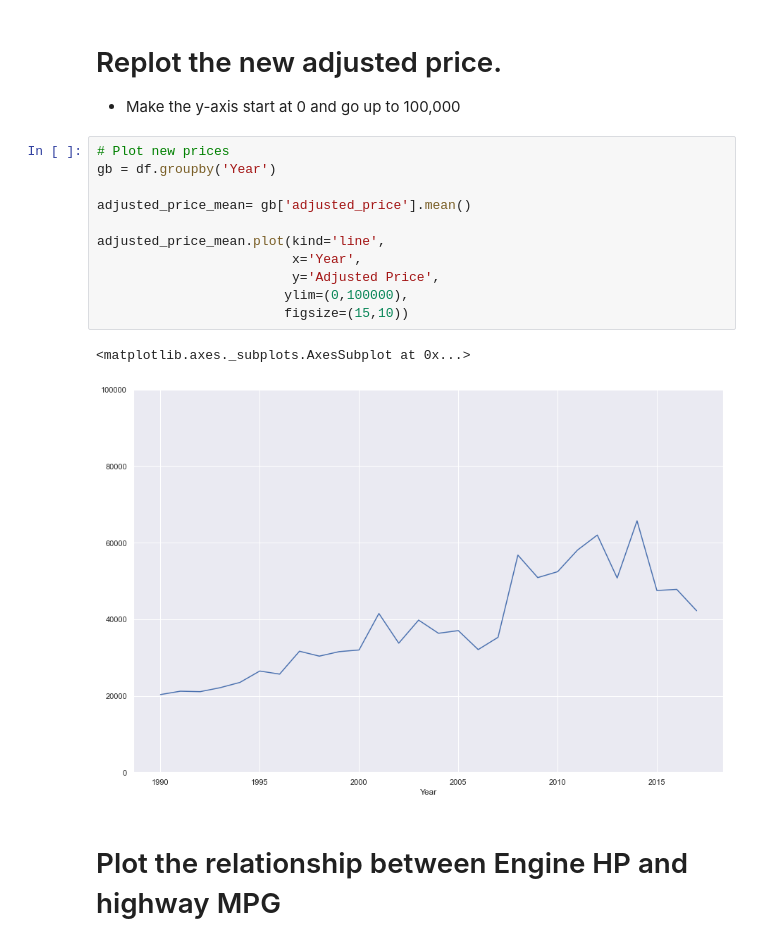
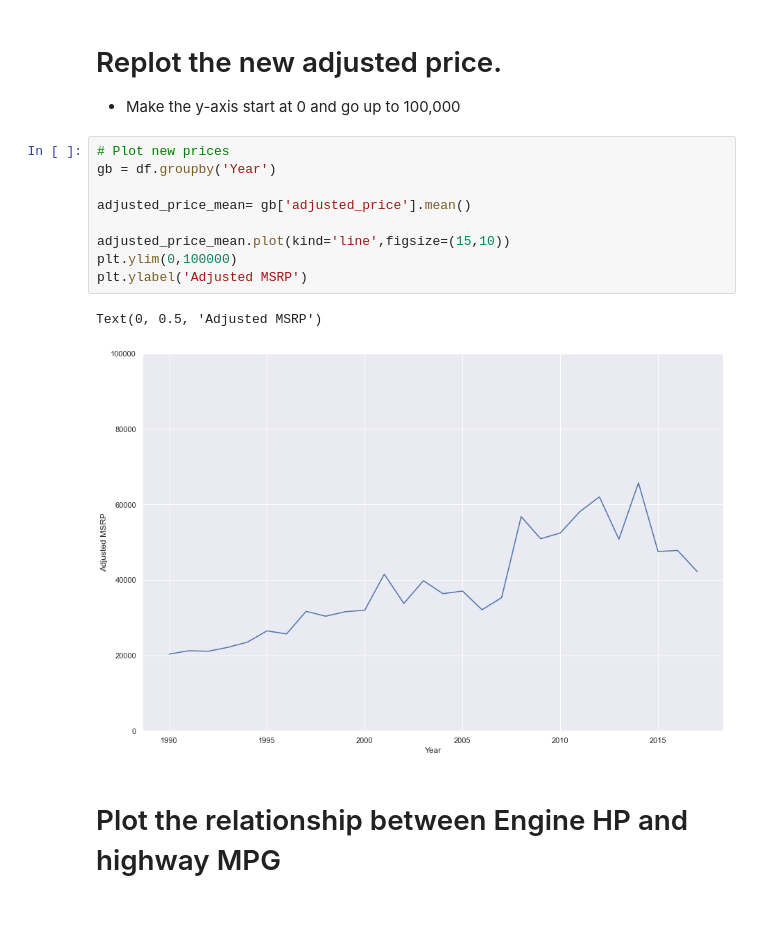
Before and after one commit to Alina1z/My-fork-2023-fall-data-science-fridays, a Jupyter notebook: Week-02-Data-Viz-EDA/Exercise-AA .ipynb, the cells around one changed output. Saved outputs shown, nothing was run; the diff lists cells and outputs as text; blank space fills up the shorter version.

```diff
--- a/Week-02-Data-Viz-EDA/Exercise-AA .ipynb
+++ b/Week-02-Data-Viz-EDA/Exercise-AA .ipynb
@@ -229,17 +208,15 @@ df.head()
 # %%
 # Plot new prices
 gb = df.groupby('Year')
 
 adjusted_price_mean= gb['adjusted_price'].mean()
 
-adjusted_price_mean.plot(kind='line',
-                         x='Year',
-                         y='Adjusted Price',
-                        ylim=(0,100000),
-                        figsize=(15,10))
+adjusted_price_mean.plot(kind='line',figsize=(15,10))
+plt.ylim(0,100000)
+plt.ylabel('Adjusted MSRP')
 # %% [output]
-<matplotlib.axes._subplots.AxesSubplot at 0x...>
+Text(0, 0.5, 'Adjusted MSRP')
-[figure, old version]
+[figure, new version]
 # %% [markdown]
 # Plot the relationship between Engine HP and highway MPG
 # %%
```
Also changed, not shown: parts of 7 cells of this notebook.
